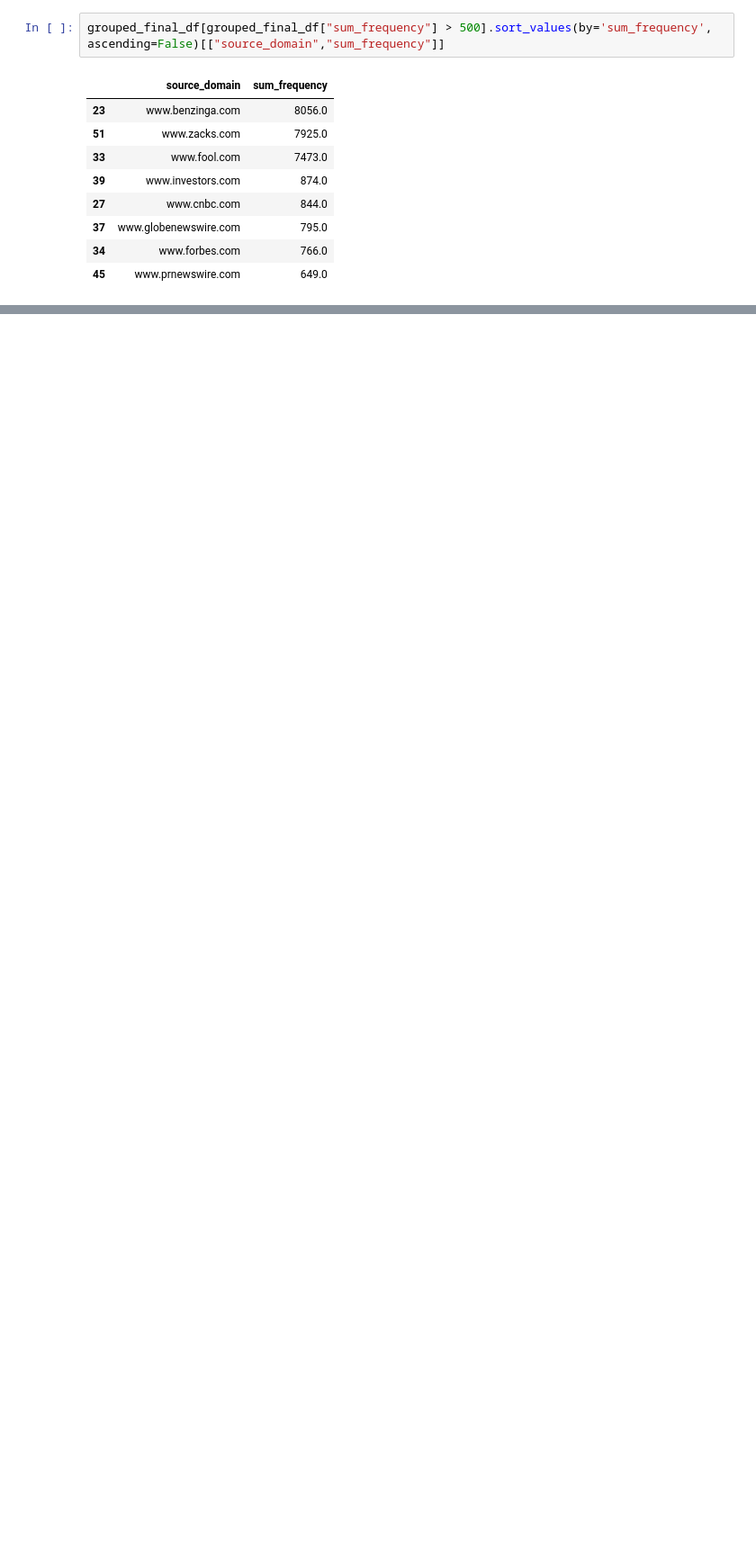
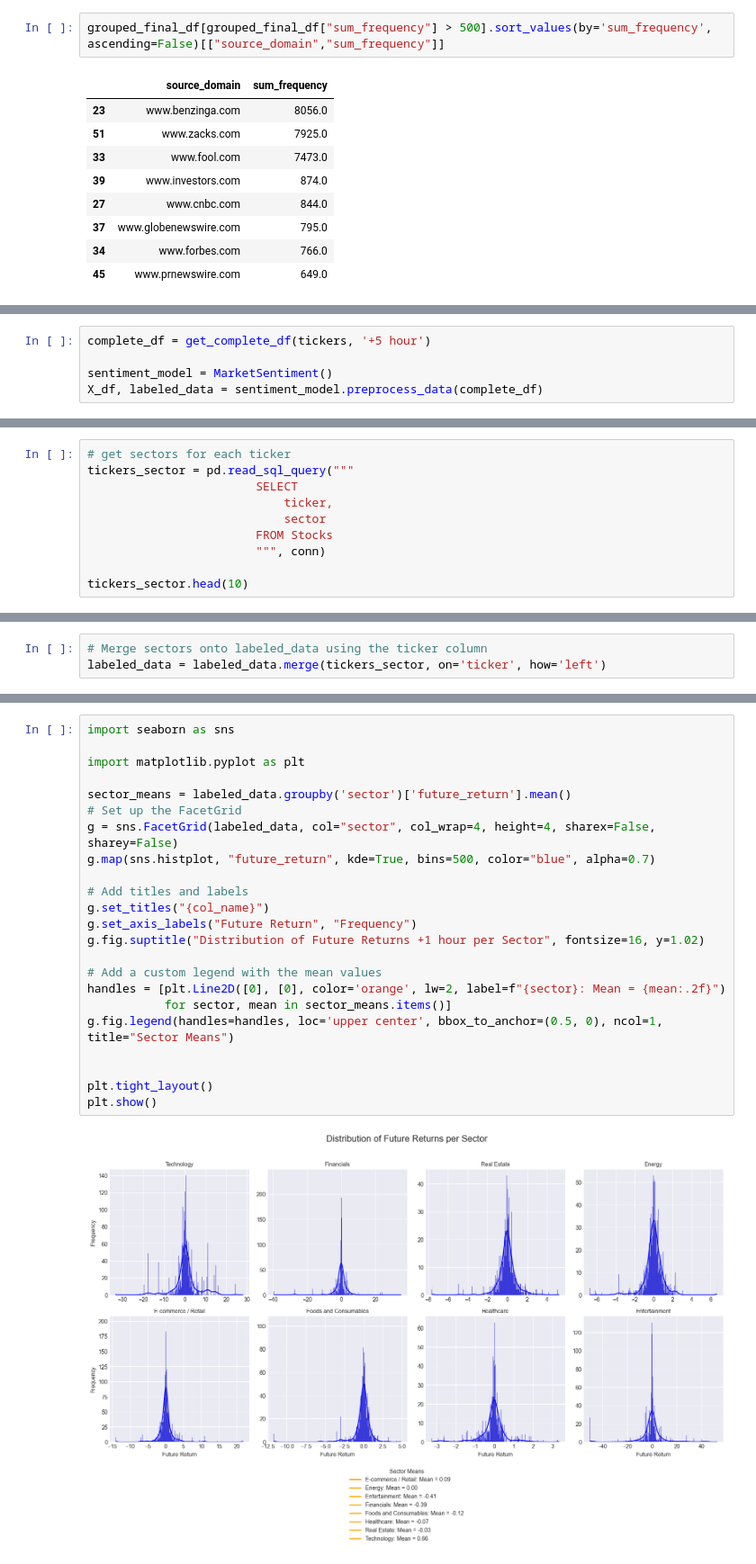
Before and after one commit to AndreasWendel/Examens, a Jupyter notebook: db checks.ipynb, the cells around one changed output, grey strips where cells are left out. Shown at 90% size. Saved outputs shown, nothing was run; the diff lists cells and outputs as text; blank space fills up the shorter version.

```diff
--- a/db checks.ipynb
+++ b/db checks.ipynb
@@ -116,0 +868,5 @@ grouped_final_df[grouped_final_df["sum_frequency"] > 500].sort_values(by='sum_fr
+# %%
+complete_df = get_complete_df(tickers, '+5 hour')
+
+sentiment_model = MarketSentiment()
+X_df, labeled_data = sentiment_model.preprocess_data(complete_df)
@@ -116,0 +891,10 @@ grouped_final_df[grouped_final_df["sum_frequency"] > 500].sort_values(by='sum_fr
+# %%
+# get sectors for each ticker
+tickers_sector = pd.read_sql_query("""
+                        SELECT
+                            ticker,
+                            sector
+                        FROM Stocks
+                        """, conn)
+
+tickers_sector.head(10)
@@ -116,0 +913,3 @@ grouped_final_df[grouped_final_df["sum_frequency"] > 500].sort_values(by='sum_fr
+# %%
+# Merge sectors onto labeled_data using the ticker column
+labeled_data = labeled_data.merge(tickers_sector, on='ticker', how='left')
@@ -116,0 +933,25 @@ grouped_final_df[grouped_final_df["sum_frequency"] > 500].sort_values(by='sum_fr
+# %%
+import seaborn as sns
+
+import matplotlib.pyplot as plt
+
+sector_means = labeled_data.groupby('sector')['future_return'].mean()
+# Set up the FacetGrid
+g = sns.FacetGrid(labeled_data, col="sector", col_wrap=4, height=4, sharex=False, sharey=False)
+g.map(sns.histplot, "future_return", kde=True, bins=500, color="blue", alpha=0.7)
+
+# Add titles and labels
+g.set_titles("{col_name}")
+g.set_axis_labels("Future Return", "Frequency")
+g.fig.suptitle("Distribution of Future Returns +1 hour per Sector", fontsize=16, y=1.02)
+
+# Add a custom legend with the mean values
+handles = [plt.Line2D([0], [0], color='orange', lw=2, label=f"{sector}: Mean = {mean:.2f}")
+           for sector, mean in sector_means.items()]
+g.fig.legend(handles=handles, loc='upper center', bbox_to_anchor=(0.5, 0), ncol=1, title="Sector Means")
+
+
+plt.tight_layout()
+plt.show()
+# %% [output]
+[figure, added]
```
Also changed, not shown: parts of 39 cells of this notebook, 2 other files.
